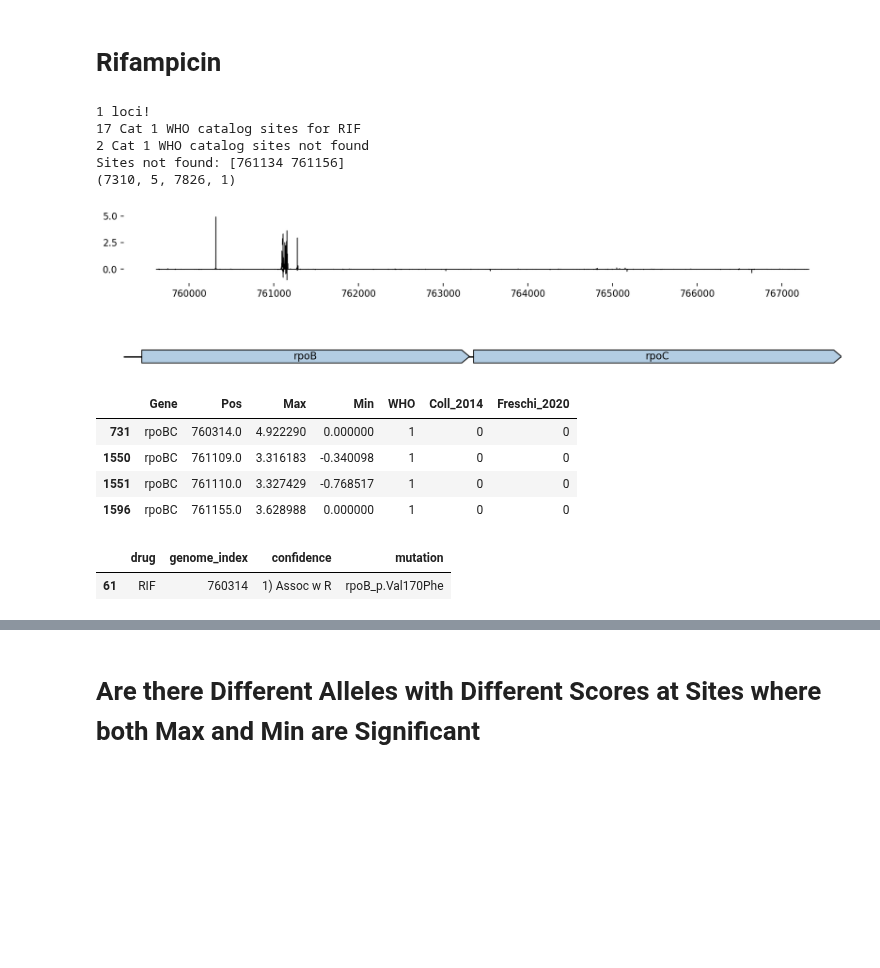
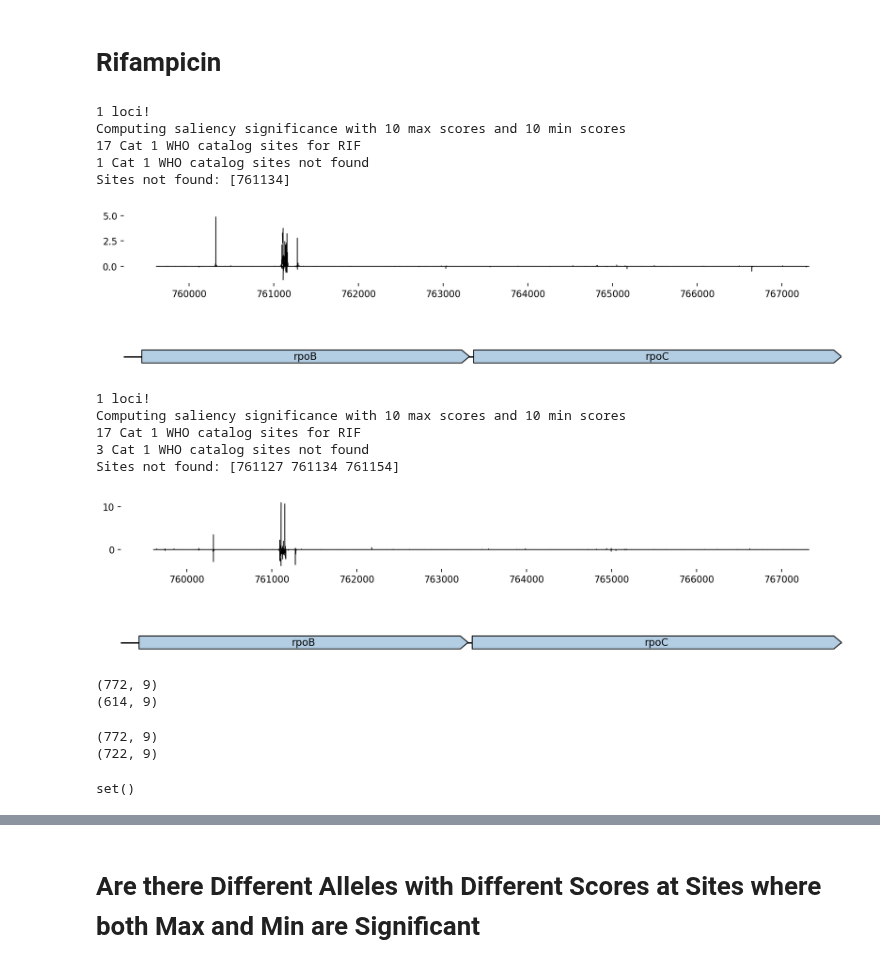
Before and after one commit to sanju99/MtbQuantCNN, a Jupyter notebook: saliency/plot_saliency.ipynb, the cells around one changed output, grey strips where cells are left out. Saved outputs shown, nothing was run; the diff lists cells and outputs as text; code cells hidden in the pictures; blank space fills up the shorter version.

```diff
--- a/saliency/plot_saliency.ipynb
+++ b/saliency/plot_saliency.ipynb
@@ -62,38 +55,59 @@ To enable them in other operations, rebuild TensorFlow with the appropriate comp
 # %% [markdown]
 # Rifampicin
 # %%
-rif_rpoBC_df, rif_rpoBC_seqDict = generate_saliency_plots("RIF",
-                                                          os.path.join(results_path, "RIF_rpoBC"),
-                                                          ["rpoBC"],
-                                                          plot_thresh=10,
-                                                          cat_to_check=["1"],
-                                                          binary=False,
-                                                          save=True,
-                                                          significance=False,
-                                                          sig_thresh=0.05
-                                                         )
+RIF_rpoBC_df, rpoBC_seqDict = generate_saliency_plots("RIF",
+                                                      os.path.join(results_path, "RIF_rpoBC"),
+                                                      ["rpoBC"],
+                                                      plot_thresh=10,
+                                                      cat_to_check=["1"],
+                                                      binary=False,
+                                                      save=True,
+                                                      significance=True,
+                                                      sig_thresh=0.05,
+                                                     )
 
 
-rif_rpoBC_scores = sparse.load_npz(os.path.join(results_path, "RIF_rpoBC/saliency/quant/genetic_scores_unpooled_nuc.npy.npz")).todense()
-# num_samples x 5 nucleotides x longest_locus x num_loci
-print(rif_rpoBC_scores.shape)
+# RIF_rpoBC_scores = sparse.load_npz(os.path.join(results_path, "RIF_rpoBC/saliency/quant/genetic_scores_unpooled_nuc.npy.npz")).todense()
+# RIF_rpoBC_df.to_csv("../analysis/Rifampicin/rpoBC_saliency_results.csv", index=False)
+# rpoBC_seqDict["rpoBC"].to_csv("/home/sak0914/MtbQuantCNN/analysis/Rifampicin/rpoBC_seqdf.csv")
 # %% [output]
 1 loci!
+Computing saliency significance with 10 max scores and 10 min scores
 17 Cat 1 WHO catalog sites for RIF
-2 Cat 1 WHO catalog sites not found
-Sites not found: [761134 761156]
-(7310, 5, 7826, 1)
+1 Cat 1 WHO catalog sites not found
+Sites not found: [761134]
 [figure]
-# %%
-rif_rpoBC_df.query("Max > 3")
-# %% [output]
-|  | Gene | Pos | Max | Min | WHO | Coll_2014 | Freschi_2020 |
-| 731 | rpoBC | 760314.0 | 4.922290 | 0.000000 | 1 | 0 | 0 |
-| 1550 | rpoBC | 761109.0 | 3.316183 | -0.340098 | 1 | 0 | 0 |
-| 1551 | rpoBC | 761110.0 | 3.327429 | -0.768517 | 1 | 0 | 0 |
-| 1596 | rpoBC | 761155.0 | 3.628988 | 0.000000 | 1 | 0 | 0 |
-# %%
-who_variants.query("drug=='RIF' & genome_index.str.contains('760314')")
-# %% [output]
-|  | drug | genome_index | confidence | mutation |
-| 61 | RIF | 760314 | 1) Assoc w R | rpoB_p.Val170Phe |
+# %%
+RIF_rpoBC_binary_df, _ = generate_saliency_plots("RIF",
+                                                 os.path.join(results_path, "RIF_rpoBC"),
+                                                 ["rpoBC"],
+                                                 plot_thresh=20,
+                                                 cat_to_check=["1"],
+                                                 binary=True,
+                                                 save=True,
+                                                 significance=True,
+                                                 sig_thresh=0.05,
+                                                )
+# %% [output]
+1 loci!
+Computing saliency significance with 10 max scores and 10 min scores
+17 Cat 1 WHO catalog sites for RIF
+3 Cat 1 WHO catalog sites not found
+Sites not found: [761127 761134 761154]
+[figure, added]
+# %%
+print(RIF_rpoBC_df.query("Max > 0 | Min < 0").shape)
+print(RIF_rpoBC_df.query("(Max_Sig == 1 & Max > 0) | (Min_Sig == 1 & Min < 0)").shape)
+# %% [output]
+(772, 9)
+(614, 9)
+# %%
+print(RIF_rpoBC_binary_df.query("Max > 0 | Min < 0").shape)
+print(RIF_rpoBC_binary_df.query("(Max_Sig == 1 & Max > 0) | (Min_Sig == 1 & Min < 0)").shape)
+# %% [output]
+(772, 9)
+(722, 9)
+# %%
+set(RIF_rpoBC_df.query("Max > 0 | Min < 0")["Pos"]).symmetric_difference(RIF_rpoBC_binary_df.query("Max > 0 | Min < 0")["Pos"])
+# %% [output]
+set()
```
Also changed, not shown: parts of 57 cells of this notebook, 17 other files.
